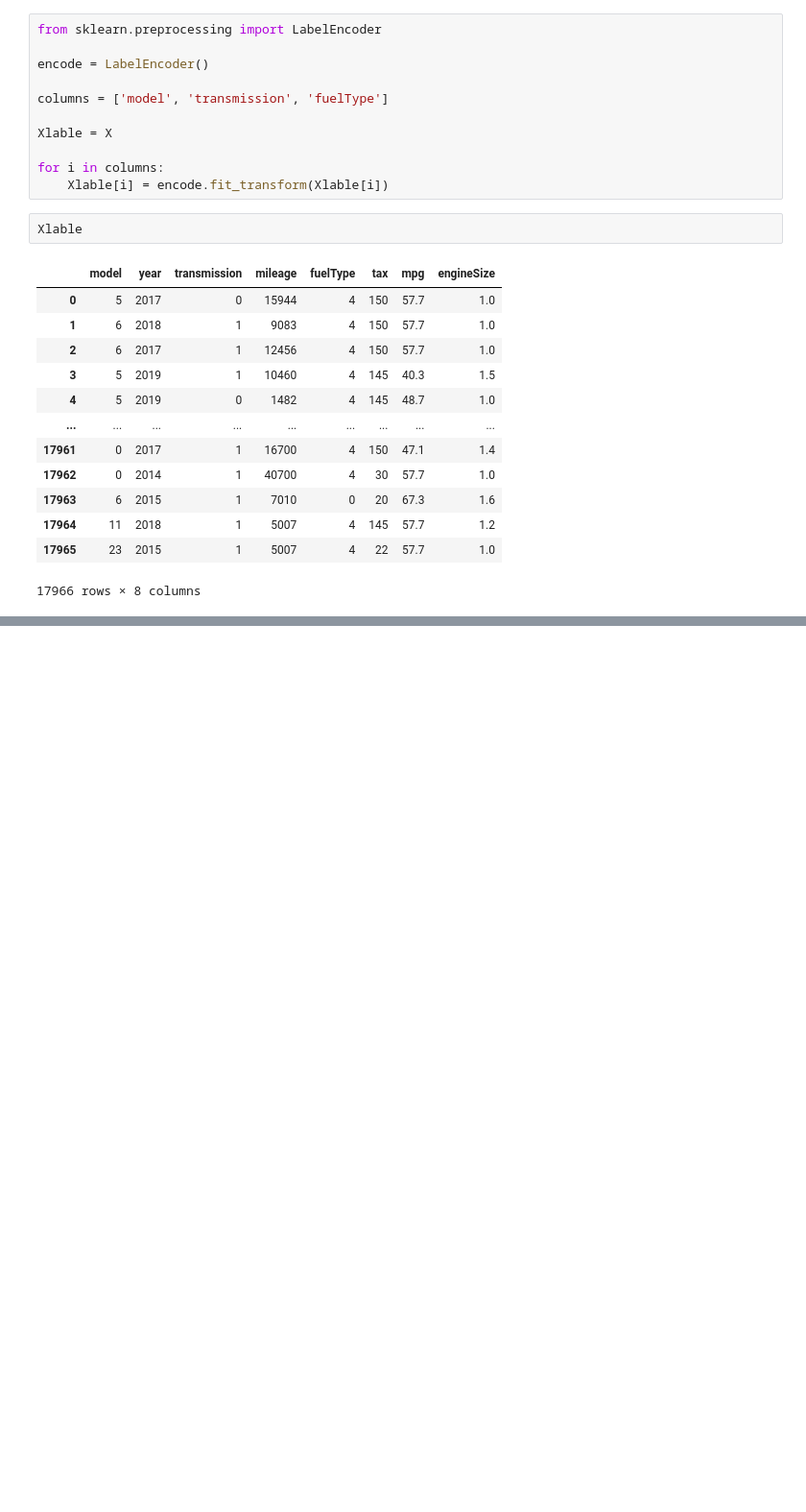
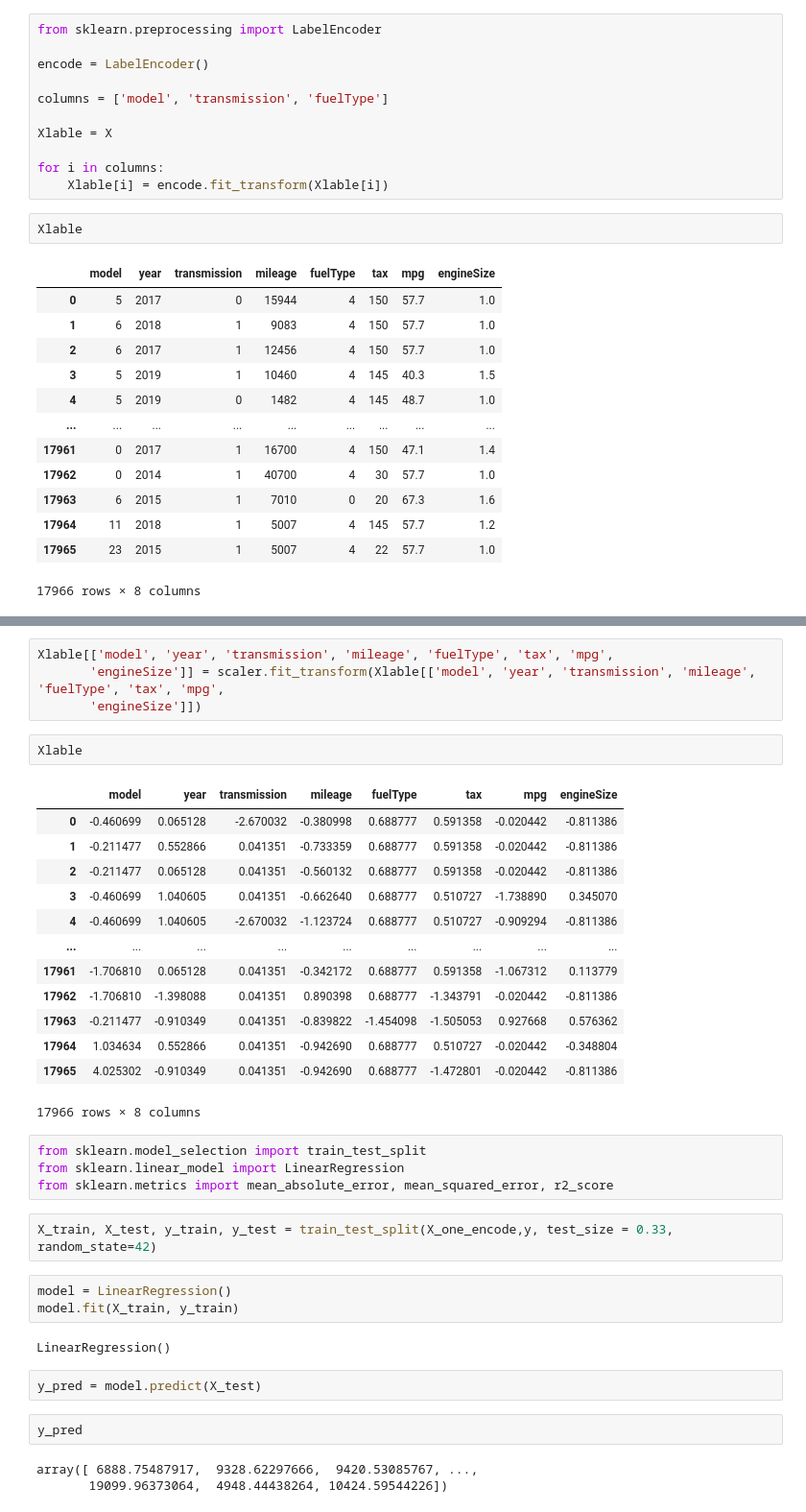
Before and after one commit to mdsaquibcodin/Car_price_prediction_project, a Jupyter notebook: Ford_Linear_Regression.ipynb, the cells around one changed output, grey strips where cells are left out. Shown: that part at 96% size. Cells and saved outputs as stored; diff of their text form; blank space fills up the shorter version.

```diff
--- a/Ford_Linear_Regression.ipynb
+++ b/Ford_Linear_Regression.ipynb
@@ -217,0 +246,38 @@ Xlable
+# %%
+Xlable[['model', 'year', 'transmission', 'mileage', 'fuelType', 'tax', 'mpg',
+       'engineSize']] = scaler.fit_transform(Xlable[['model', 'year', 'transmission', 'mileage', 'fuelType', 'tax', 'mpg',
+       'engineSize']])
+# %%
+Xlable
+# %% [output]
+|  | model | year | transmission | mileage | fuelType | tax | mpg | engineSize |
+| 0 | -0.460699 | 0.065128 | -2.670032 | -0.380998 | 0.688777 | 0.591358 | -0.020442 | -0.811386 |
+| 1 | -0.211477 | 0.552866 | 0.041351 | -0.733359 | 0.688777 | 0.591358 | -0.020442 | -0.811386 |
+| 2 | -0.211477 | 0.065128 | 0.041351 | -0.560132 | 0.688777 | 0.591358 | -0.020442 | -0.811386 |
+| 3 | -0.460699 | 1.040605 | 0.041351 | -0.662640 | 0.688777 | 0.510727 | -1.738890 | 0.345070 |
+| 4 | -0.460699 | 1.040605 | -2.670032 | -1.123724 | 0.688777 | 0.510727 | -0.909294 | -0.811386 |
+| ... | ... | ... | ... | ... | ... | ... | ... | ... |
+| 17961 | -1.706810 | 0.065128 | 0.041351 | -0.342172 | 0.688777 | 0.591358 | -1.067312 | 0.113779 |
+| 17962 | -1.706810 | -1.398088 | 0.041351 | 0.890398 | 0.688777 | -1.343791 | -0.020442 | -0.811386 |
+| 17963 | -0.211477 | -0.910349 | 0.041351 | -0.839822 | -1.454098 | -1.505053 | 0.927668 | 0.576362 |
+| 17964 | 1.034634 | 0.552866 | 0.041351 | -0.942690 | 0.688777 | 0.510727 | -0.020442 | -0.348804 |
+| 17965 | 4.025302 | -0.910349 | 0.041351 | -0.942690 | 0.688777 | -1.472801 | -0.020442 | -0.811386 |
+17966 rows × 8 columns
+# %%
+from sklearn.model_selection import train_test_split
+from sklearn.linear_model import LinearRegression
+from sklearn.metrics import mean_absolute_error, mean_squared_error, r2_score
+# %%
+X_train, X_test, y_train, y_test = train_test_split(X_one_encode,y, test_size = 0.33, random_state=42)
+# %%
+model = LinearRegression()
+model.fit(X_train, y_train)
+# %% [output]
+LinearRegression()
+# %%
+y_pred = model.predict(X_test)
+# %%
+y_pred
+# %% [output]
+array([ 6888.75487917,  9328.62297666,  9420.53085767, ...,
+       19099.96373064,  4948.44438264, 10424.59544226])
```
Also changed, not shown: parts of 13 cells of this notebook.
